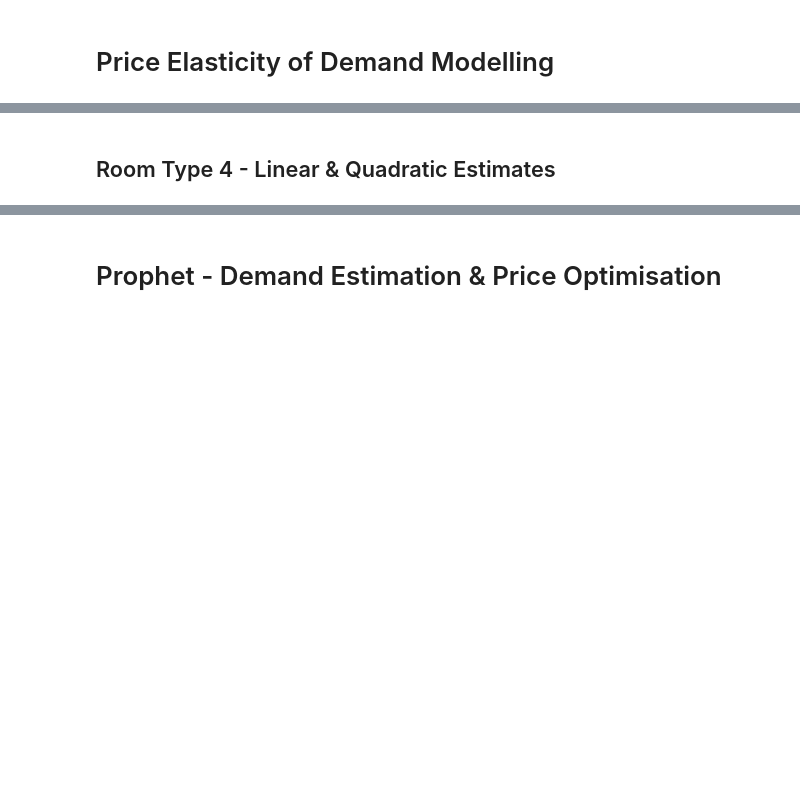
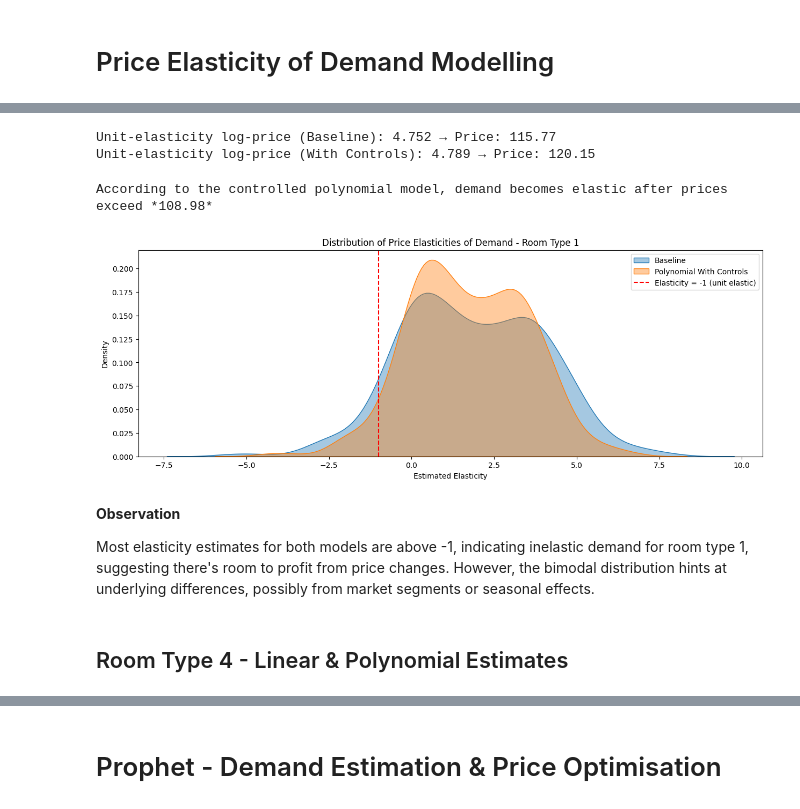
Before and after one commit to munas-git/Prophet-Demand-Forecasting-and-Price-Optimisation, a Jupyter notebook: analysis.ipynb, the cells around one changed output, grey strips where cells are left out. Drawn from its saved outputs; the diff is of its cells as text; code cells hidden in the pictures; blank space fills up the shorter version.

```diff
--- a/analysis.ipynb
+++ b/analysis.ipynb
@@ -680,0 +724,7 @@ The polynomial (quadratic) model fits the data better, and its term `-6.1634`, t
+# %%
+elasticities_1 = model_poly_1.params['log_price'] + 2 * model_poly_1.params['log_price_squared'] * room_type_1_df['log_price']
+
+overall_elasticity_1 = elasticities_1.mean()
+
+print(f'Overall average elasticity across "Room Type 1": {overall_elasticity_1:.3f}')
+print(f'Distribution of estimated price elasticities_1elasticities_1:\n{elasticities_1.describe()[["min", "25%", "50%", "75%", "max"]]}')
@@ -680,0 +792,8 @@ The polynomial (quadratic) model fits the data better, and its term `-6.1634`, t
+# %%
+# pointwise elasticities from the model with controls
+rt_1_elasticities_cov = (model_poly_cov.params['log_price'] + 2 * model_poly_cov.params['log_price_squared'] * room_type_1_df['log_price'])
+
+rt_1_overall_elasticity_cov = rt_1_elasticities_cov.mean()
+
+print(f'Overall average elasticity across "Room Type 1" (with controls): {rt_1_overall_elasticity_cov:.3f}')
+print(f'Distribution of estimated elasticities:\n{rt_1_elasticities_cov.describe()[["min", "25%", "50%", "75%", "max"]]}')
@@ -715,2 +832,45 @@ The data relationship is definately non-linear and the polynomial model shows th
+# %%
+rmt_1_beta_1 = model_poly_1.params['log_price']
+rmt_1_beta_2 = model_poly_1.params['log_price_squared']
+
+rmt_1_beta_1_cov = model_poly_cov.params['log_price']
+rmt_1_beta_2_cov = model_poly_cov.params['log_price_squared']
+
+# log_price where elasticity = -1:  b1 + 2*b2*log_price = -1
+rt1_log_price_unit_elastic_baseline = (-1 - rmt_1_beta_1) / (2 * rmt_1_beta_2)
+rt1_log_price_unit_elastic_cov = (-1 - rmt_1_beta_1_cov) / (2 * rmt_1_beta_2_cov)
+
+rt1_price_unit_elastic_baseline = np.exp(rt1_log_price_unit_elastic_baseline)
+rt1_price_unit_elastic_cov = np.exp(rt1_log_price_unit_elastic_cov)
+
+print(f'Unit-elasticity log-price (Baseline): {rt1_log_price_unit_elastic_baseline:.3f} → Price: {rt1_price_unit_elastic_baseline:.2f}')
+print(f'Unit-elasticity log-price (With Controls): {rt1_log_price_unit_elastic_cov:.3f} → Price: {rt1_price_unit_elastic_cov:.2f}')
+# %% [output]
+Unit-elasticity log-price (Baseline): 4.752 → Price: 115.77
+Unit-elasticity log-price (With Controls): 4.789 → Price: 120.15
+# %%
+rmt_1_turning_point_log_price_1_cont = -rmt_1_beta_1_cov / (2 * rmt_1_beta_2_cov)
+rmt_1_turning_point_price_1_cont = np.exp(rmt_1_turning_point_log_price_1_cont)
+
+print(f'According to the controlled polynomial model, demand becomes elastic after prices exceed *{round(rmt_1_turning_point_price_1_cont, 2)}*')
+# %% [output]
+According to the controlled polynomial model, demand becomes elastic after prices exceed *108.98*
+# %%
+plt.figure(figsize = (15, 5))
+sns.kdeplot(elasticities_1, fill = True, label = 'Baseline', alpha = 0.4)
+sns.kdeplot(rt_1_elasticities_cov, fill = True, label = 'Polynomial With Controls', alpha = 0.4)
+
+plt.axvline(-1, linestyle = '--', color = 'red', label = 'Elasticity = -1 (unit elastic)')
+
+plt.title('Distribution of Price Elasticities of Demand - Room Type 1')
+plt.xlabel('Estimated Elasticity')
+plt.ylabel('Density')
+plt.legend();
+# %% [output]
+[figure, added]
+# %% [markdown]
+**Observation**
+
+Most elasticity estimates for both models are above -1, indicating inelastic demand for room type 1, suggesting there's room to profit from price changes. However, the bimodal distribution hints at underlying differences, possibly from market segments or seasonal effects.
 # %% [markdown]
-## Room Type 4 - Linear & Quadratic Estimates
+## Room Type 4 - Linear & Polynomial Estimates
```
Also changed, not shown: parts of 25 cells of this notebook.
